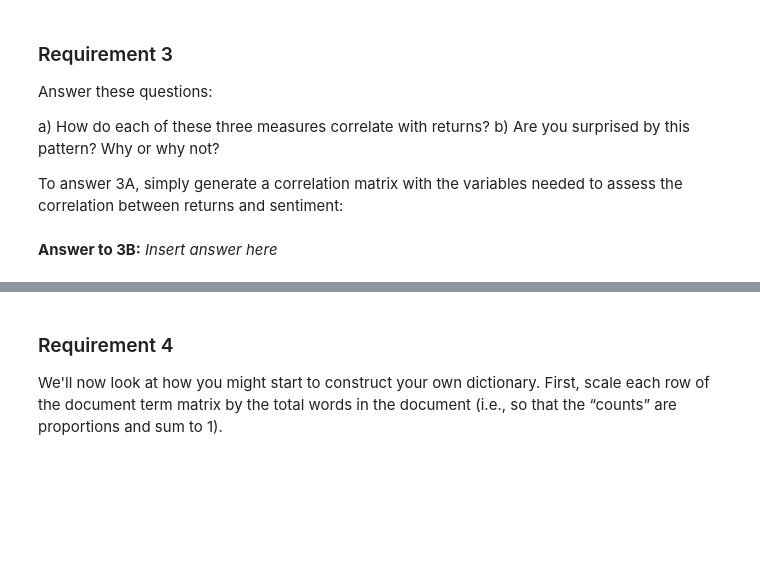
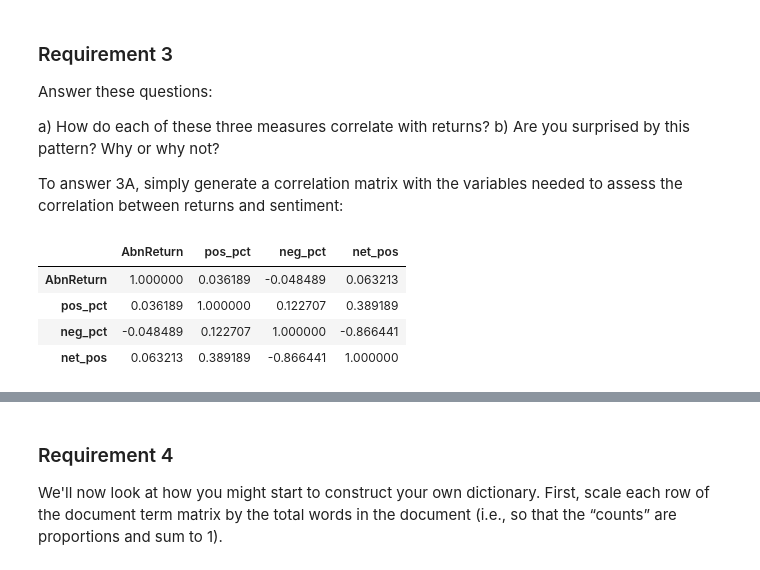
Before and after one commit to coop-star/MGT-6000, a Jupyter notebook: Task4/Task 4.ipynb, the cells around one changed output, grey strips where cells are left out. Drawn from its saved outputs; the diff is of its cells as text; code cells hidden in the pictures; blank space fills up the shorter version.

```diff
--- a/Task4/Task 4.ipynb
+++ b/Task4/Task 4.ipynb
@@ -238,3 +235,12 @@ both[...].corr()
-# %% [markdown]
-**Answer to 3B:**
-*Insert answer here*
+# %%
+# Generating the correlation matrix between returns (`AbnReturn`) and sentiment measures
+correlation_matrix = both[['AbnReturn', 'pos_pct', 'neg_pct', 'net_pos']].corr()
+
+# Displaying the correlation matrix
+correlation_matrix
+# %% [output]
+|  | AbnReturn | pos_pct | neg_pct | net_pos |
+| AbnReturn | 1.000000 | 0.036189 | -0.048489 | 0.063213 |
+| pos_pct | 0.036189 | 1.000000 | 0.122707 | 0.389189 |
+| neg_pct | -0.048489 | 0.122707 | 1.000000 | -0.866441 |
+| net_pos | 0.063213 | 0.389189 | -0.866441 | 1.000000 |
```
Also changed, not shown: parts of 21 cells of this notebook, 1 other file.
